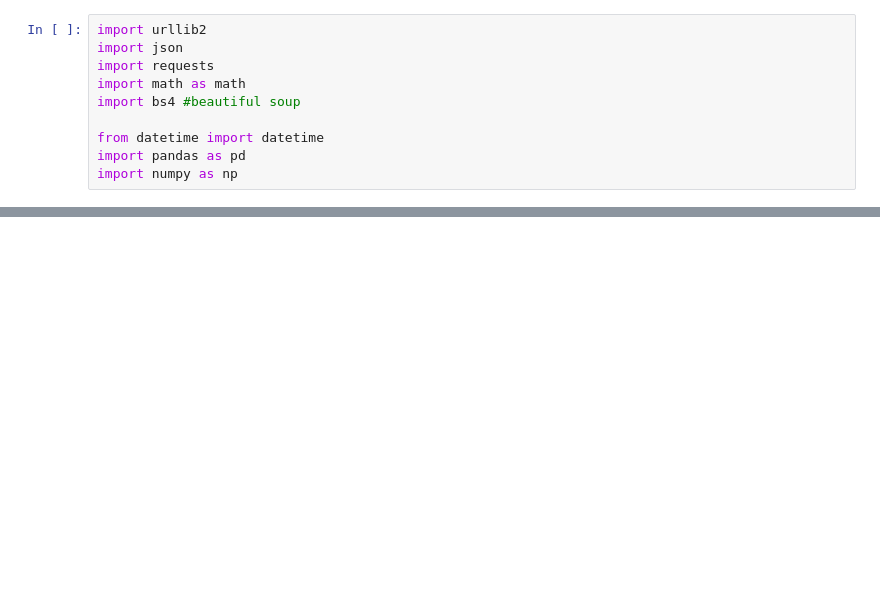
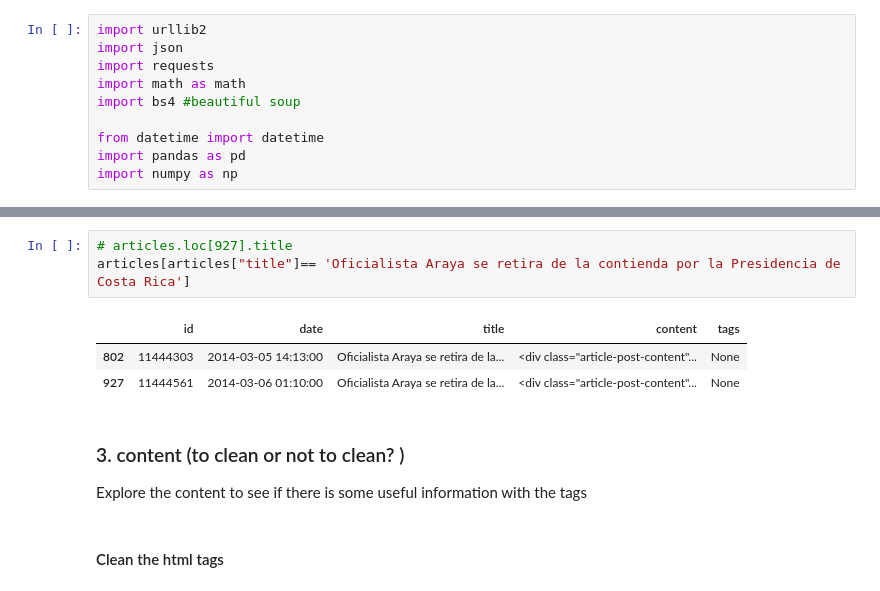
Before and after one commit to adtabora/criminal_risk, a Jupyter notebook: Scrapper.ipynb, the cells around one changed output, grey strips where cells are left out. Saved outputs shown, nothing was run; the diff lists cells and outputs as text; blank space fills up the shorter version.

```diff
--- a/Scrapper.ipynb
+++ b/Scrapper.ipynb
@@ -128,0 +118,13 @@ d = datetime.strptime(d[:-6],"%Y-%m-%dT%H:%M:%S")
+# %%
+# articles.loc[927].title
+articles[articles["title"]== 'Oficialista Araya se retira de la contienda por la Presidencia de Costa Rica']
+# %% [output]
+|  | id | date | title | content | tags |
+| 802 | 11444303 | 2014-03-05 14:13:00 | Oficialista Araya se retira de la... | <div class="article-post-content"... | None |
+| 927 | 11444561 | 2014-03-06 01:10:00 | Oficialista Araya se retira de la... | <div class="article-post-content"... | None |
+# %% [markdown]
+### 3. content (to clean or not to clean? )
+
+Explore the content to see if there is some useful information with the tags
+# %% [markdown]
+#### Clean the html tags
```
Also changed, not shown: parts of 45 cells of this notebook, 9 other files.
